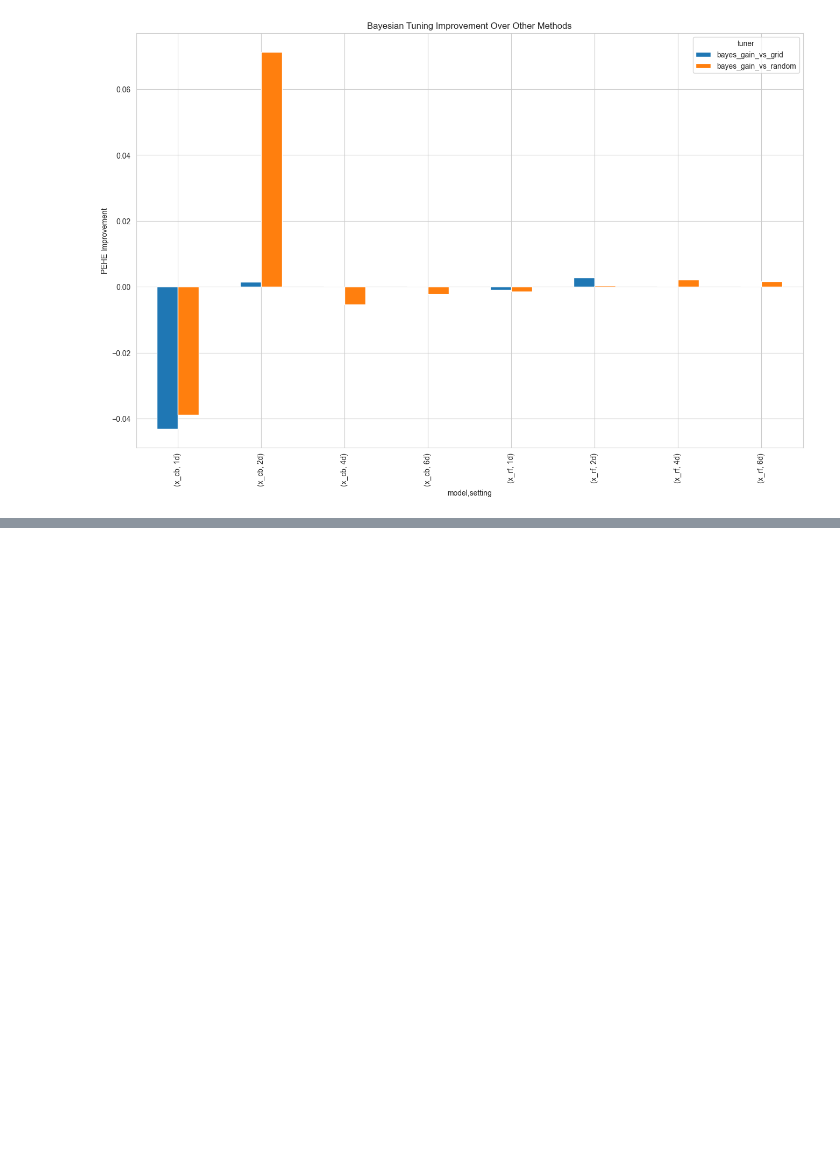
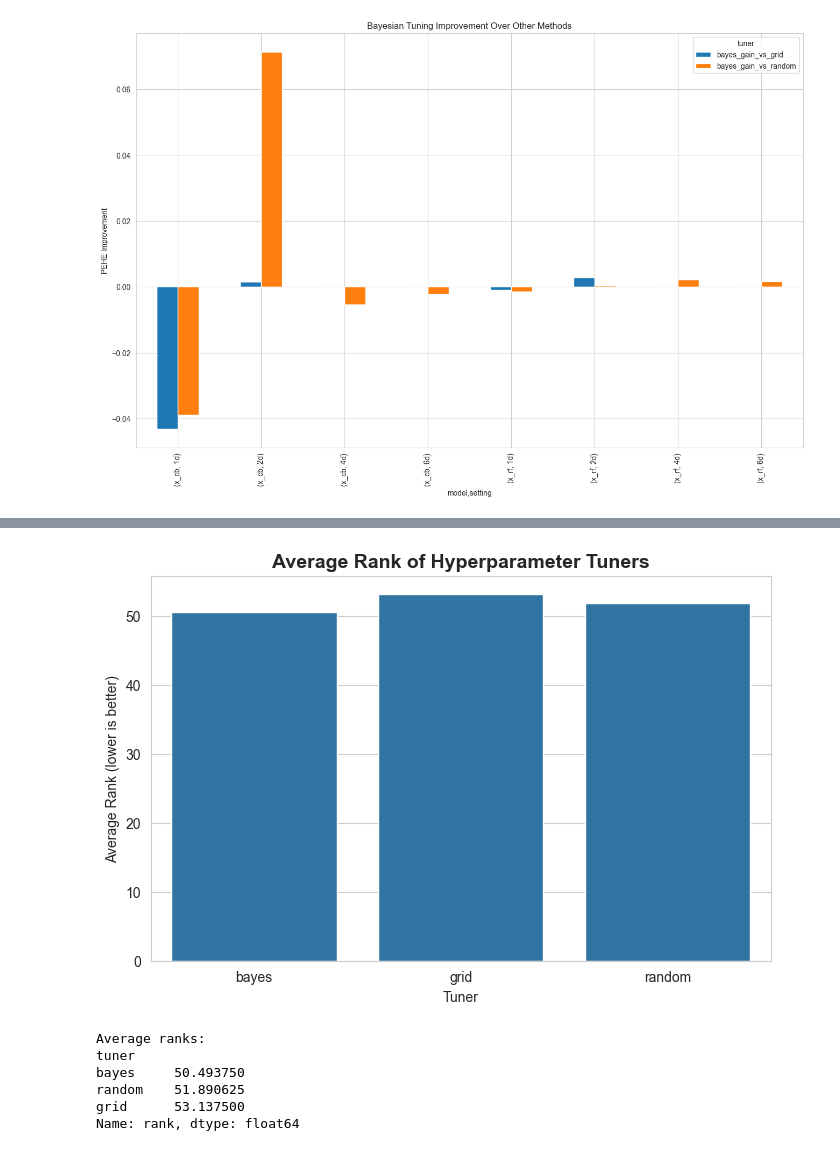
Before and after one commit to gabbymp3/bayesian-tuning-metalearners, a Jupyter notebook: draft/new.ipynb, the cells around one changed output, grey strips where cells are left out. Saved outputs shown, nothing was run; the diff lists cells and outputs as text; code cells hidden in the pictures; blank space fills up the shorter version.

```diff
--- a/draft/new.ipynb
+++ b/draft/new.ipynb
@@ -339,0 +502,7 @@ plt.show()
+# %%
+# Compute ranking within each experiment
+ranked = aggregated.copy()
+
+ranked["rank"] = ranked.groupby(["model","setting"])["pehe_mean"].rank(method="min")
+
+ranked.head()
@@ -339,0 +516,26 @@ plt.show()
+# %%
+avg_rank = ranked.groupby("tuner")["rank"].mean().sort_values()
+
+plt.figure(figsize=(8,5))
+
+sns.barplot(
+    x=avg_rank.index,
+    y=avg_rank.values
+)
+
+plt.title("Average Rank of Hyperparameter Tuners", fontsize=14, fontweight="bold")
+plt.ylabel("Average Rank (lower is better)")
+plt.xlabel("Tuner")
+
+plt.show()
+
+print("\nAverage ranks:")
+print(avg_rank)
+# %% [output]
+[figure, added]
+Average ranks:
+tuner
+bayes     50.493750
+random    51.890625
+grid      53.137500
+Name: rank, dtype: float64
```
Also changed, not shown: parts of 7 cells of this notebook.
